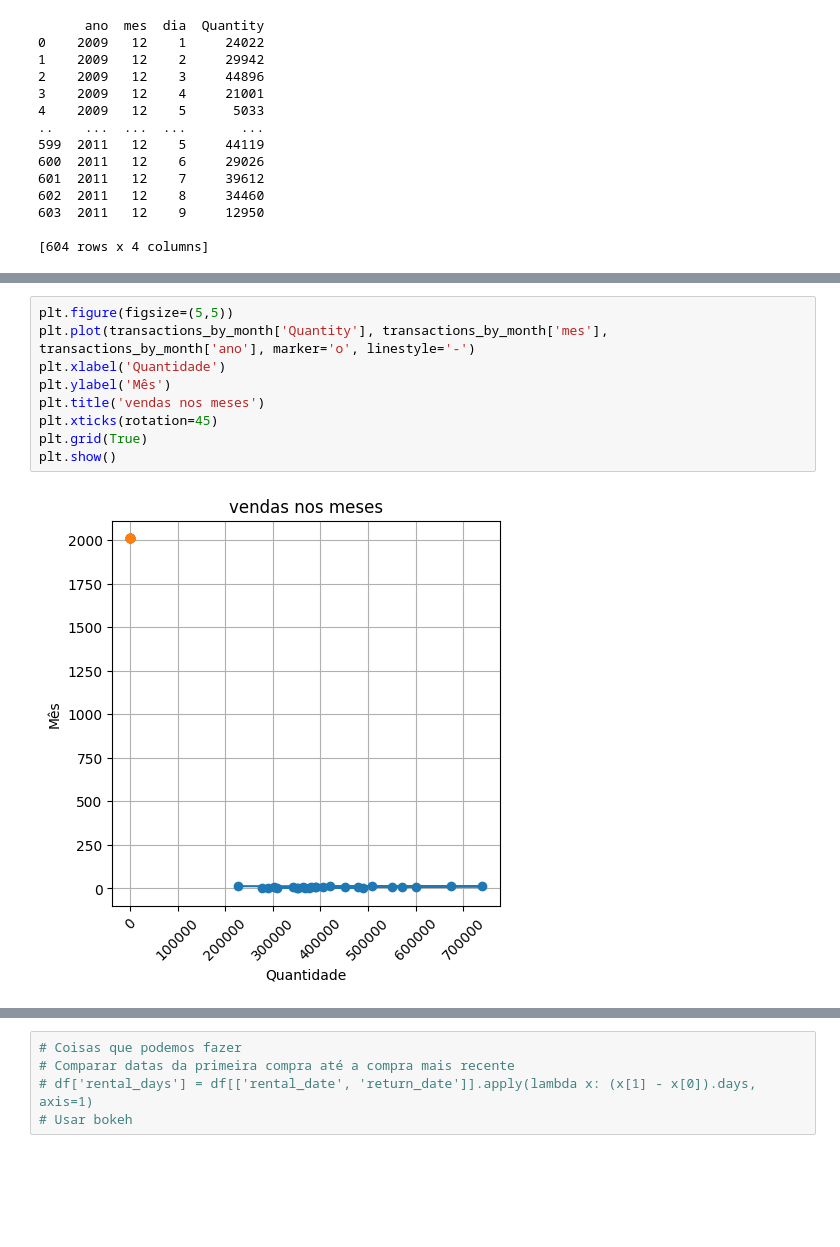
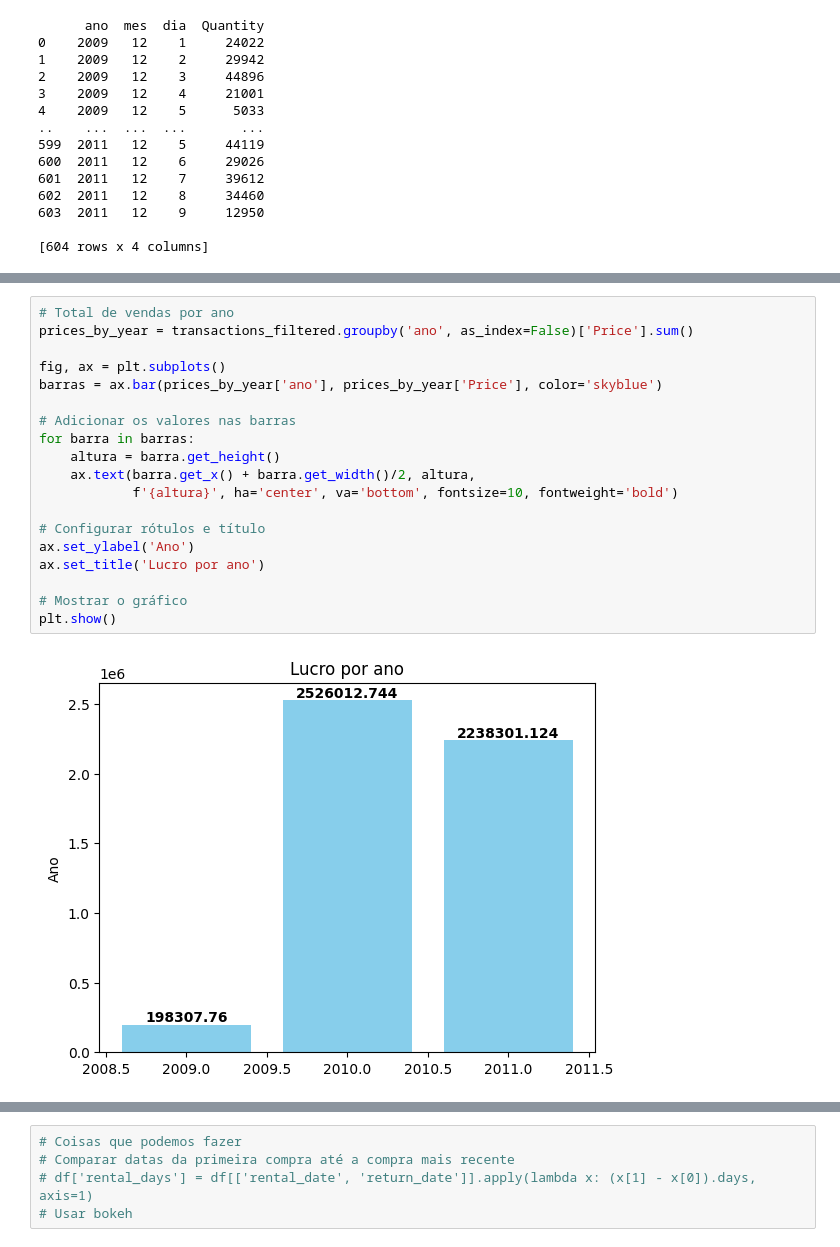
Before and after one commit to nickmorche/online_retail_data_analysis, a Jupyter notebook: data_analysis.ipynb, the cells around one changed output, grey strips where cells are left out. Drawn from its saved outputs; the diff is of its cells as text; blank space fills up the shorter version.

```diff
--- a/data_analysis.ipynb
+++ b/data_analysis.ipynb
@@ -217,11 +239,21 @@ transactions[['ano', 'Price']].boxplot(by='ano', figsize=(3,3))
-# %%
-plt.figure(figsize=(5,5))
-plt.plot(transactions_by_month['Quantity'], transactions_by_month['mes'], transactions_by_month['ano'], marker='o', linestyle='-')
-plt.xlabel('Quantidade')
-plt.ylabel('Mês')
-plt.title('vendas nos meses')
-plt.xticks(rotation=45)
-plt.grid(True)
-plt.show()
-# %% [output]
-[figure, removed]
+# %%
+# Total de vendas por ano
+prices_by_year = transactions_filtered.groupby('ano', as_index=False)['Price'].sum()
+
+fig, ax = plt.subplots()
+barras = ax.bar(prices_by_year['ano'], prices_by_year['Price'], color='skyblue')
+
+# Adicionar os valores nas barras
+for barra in barras:
+    altura = barra.get_height()
+    ax.text(barra.get_x() + barra.get_width()/2, altura,
+            f'{altura}', ha='center', va='bottom', fontsize=10, fontweight='bold')
+
+# Configurar rótulos e título
+ax.set_ylabel('Ano')
+ax.set_title('Lucro por ano')
+
+# Mostrar o gráfico
+plt.show()
+# %% [output]
+[figure, added]
```
Also changed, not shown: parts of 6 cells of this notebook.
